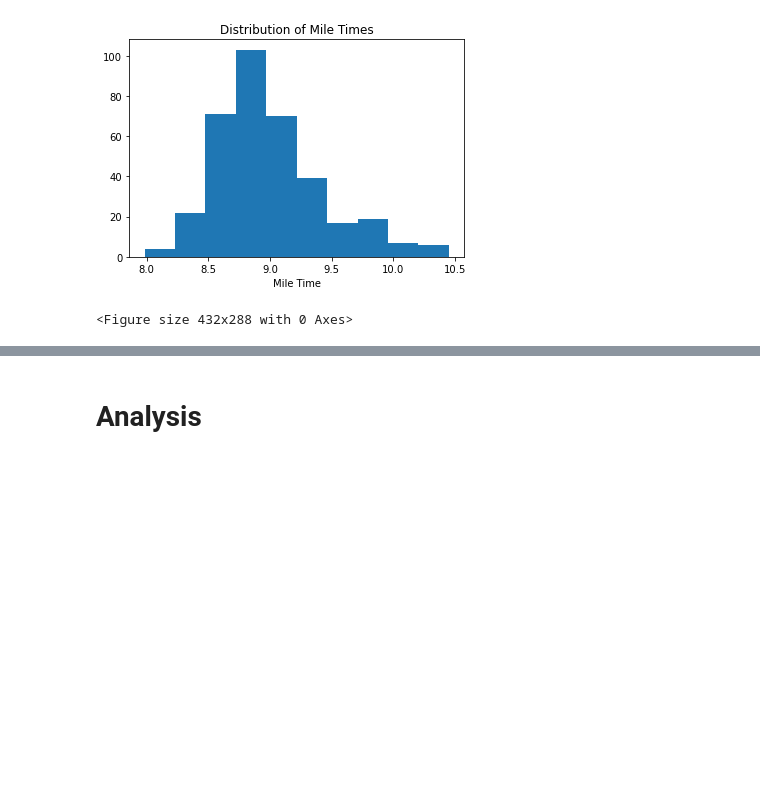
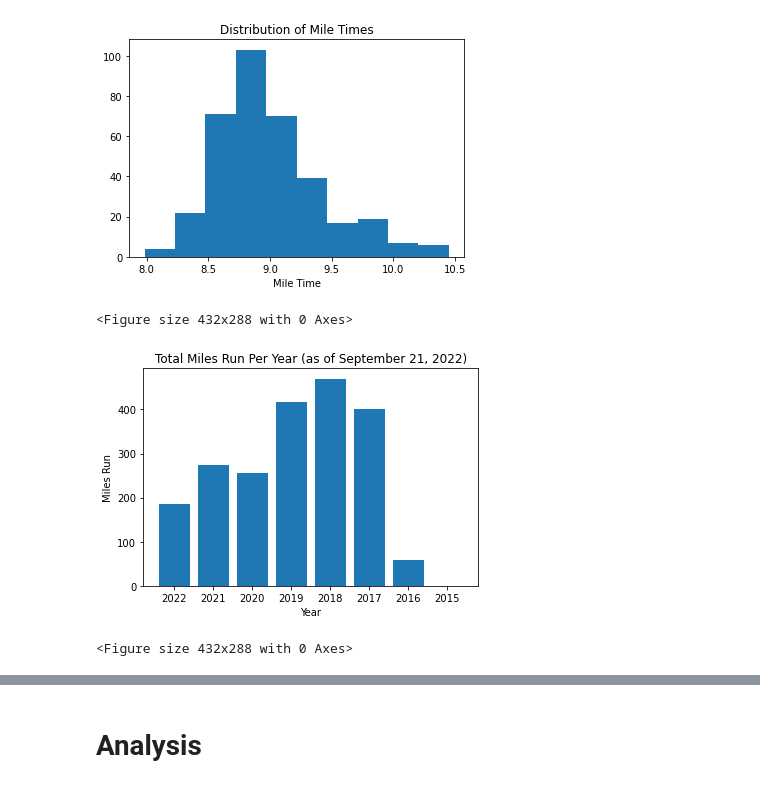
Before and after one commit to bethharvey/Inference-Final-Project, a Jupyter notebook: Inference Final Project.ipynb, the cells around one changed output, grey strips where cells are left out. Cells and saved outputs as stored; diff of their text form; code cells hidden in the pictures; blank space fills up the shorter version.

Commit message:
Added EDA section with bar chart,  heatmap, and autocorrelation plot

```diff
--- a/Inference Final Project.ipynb
+++ b/Inference Final Project.ipynb
@@ -89,5 +93,5 @@ array([ 3.  ,  3.01,  4.  ,  5.  ,  4.02,  6.  ,  4.01,  3.7 ,  5.02,
         0.84,  0.  ])
 # %%
 # Remove all rows where the distance is under 2 miles -- I don't usually run less than that, so it's most likely a glitch
-activities_all = activities_all[activities_all.distance >= 2]
+activities_reg = activities_reg[activities_reg.distance >= 2]
 # %%
@@ -127,15 +131,15 @@ activities_all.describe(include = 'all')
 | max | NaN | NaN | NaN | 10.010000 | NaN | NaN | NaN | NaN | 174.000000 | ... |
 # %%
 # Remove entries with blank data and remove commas from numerical values
-activities_all = activities_all[(activities_all.total_ascent != '--') & (activities_all.temp != 'NaN') & (activities_all.humidity != 'NaN') & (activities_all.wind != 'NaN') & (activities_all.moving_time != '00:00:00') ]
-activities_all.max_elevation = activities_all.max_elevation.apply(lambda x: x.replace(',', ''))
-activities_all = activities_all.reset_index(drop = True)
+activities_reg = activities_reg[(activities_reg.total_ascent != '--') & (activities_reg.temp != 'NaN') & (activities_reg.humidity != 'NaN') & (activities_reg.wind != 'NaN') & (activities_reg.moving_time != '00:00:00') ]
+activities_reg.max_elevation = activities_reg.max_elevation.apply(lambda x: x.replace(',', ''))
+activities_reg = activities_reg.reset_index(drop = True)
 # %%
 # Update data types
-activities_all.distance = activities_all.distance.astype('float')
+activities_reg.distance = activities_reg.distance.astype('float')
 
 # Columns to change to int
 int_list = ['calories', 'avg_hr', 'max_hr', 'avg_cadence', 'max_cadence', 'total_ascent', 'total_descent', 'min_elevation', 'max_elevation', 'temp', 'humidity', 'wind']
 
 for column in int_list:
-    activities_all[column] = activities_all[column].astype('int')
+    activities_reg[column] = activities_reg[column].astype('int')
@@ -145,16 +146,16 @@ activities_all['year'] = activities_all.date.apply(lambda x: x[:4])
 # %%
 # Get just date from 'date' column
-activities_all.date = pd.to_datetime(activities_all.date)
-activities_all.date = activities_all.date.apply(lambda x: x.strftime('%Y-%m-%d'))
+activities_reg.date = pd.to_datetime(activities_reg.date)
+activities_reg.date = activities_reg.date.apply(lambda x: x.strftime('%Y-%m-%d'))
 
 # Convert avg_pace to int type
-activities_all['pace_str'] = activities_all.avg_pace.astype(str)
-activities_all['pace_min'] = activities_all.pace_str.apply(lambda x: x[0:1] if len(x) == 4 else x[0:2]).astype('int')
-activities_all['pace_sec'] = activities_all.pace_str.apply(lambda x: x[-2:]).astype('int')
-activities_all['avg_pace_int'] = activities_all.pace_min + (activities_all.pace_sec / 60)
+activities_reg['pace_str'] = activities_reg.avg_pace.astype(str)
+activities_reg['pace_min'] = activities_reg.pace_str.apply(lambda x: x[0:1] if len(x) == 4 else x[0:2]).astype('int')
+activities_reg['pace_sec'] = activities_reg.pace_str.apply(lambda x: x[-2:]).astype('int')
+activities_reg['avg_pace_int'] = activities_reg.pace_min + (activities_reg.pace_sec / 60)
 
 
-activities_all.head()
+activities_reg.head()
 # %% [output]
 |  | activity_type | date | title | distance | calories | time | avg_hr | max_hr | avg_cadence | ... |
 | 0 | Running | 2022-09-21 | Lenexa Running | 3.00 | 274 | 00:26:48 | 161 | 173 | 167 | ... |
@@ -189,3 +192,17 @@ plt.clf()
 # %% [output]
 [figure]
 <Figure size 432x288 with 0 Axes>
+# %%
+# Compare total miles run by year
+years = activities_all.year.unique()
+miles = [sum(activities_all.distance[activities_all.year == i]) for i in years]
+
+plt.bar(years, miles)
+plt.title('Total Miles Run Per Year (as of September 21, 2022)')
+plt.xlabel('Year')
+plt.ylabel('Miles Run')
+plt.show()
+plt.clf()
+# %% [output]
+[figure, added]
+<Figure size 432x288 with 0 Axes>
```
Also changed, not shown: parts of 15 cells of this notebook.
